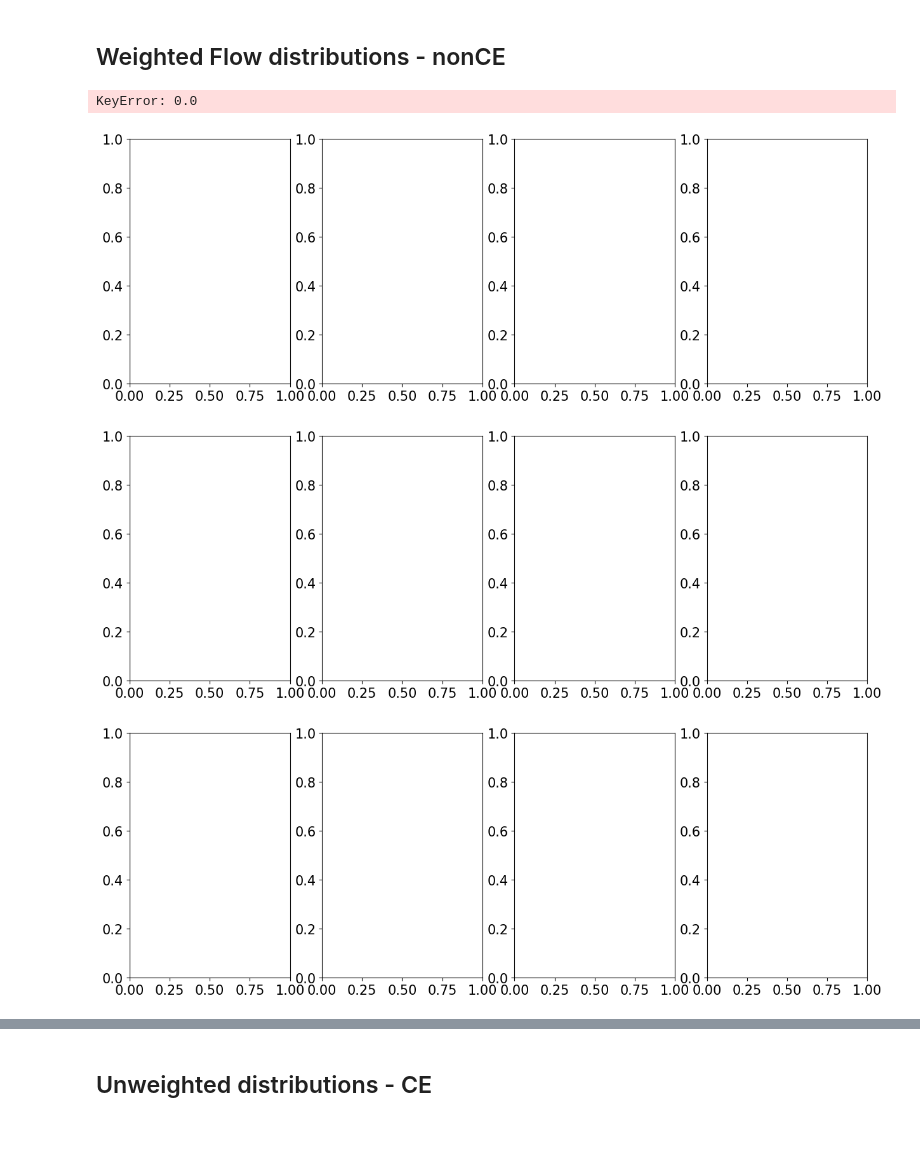
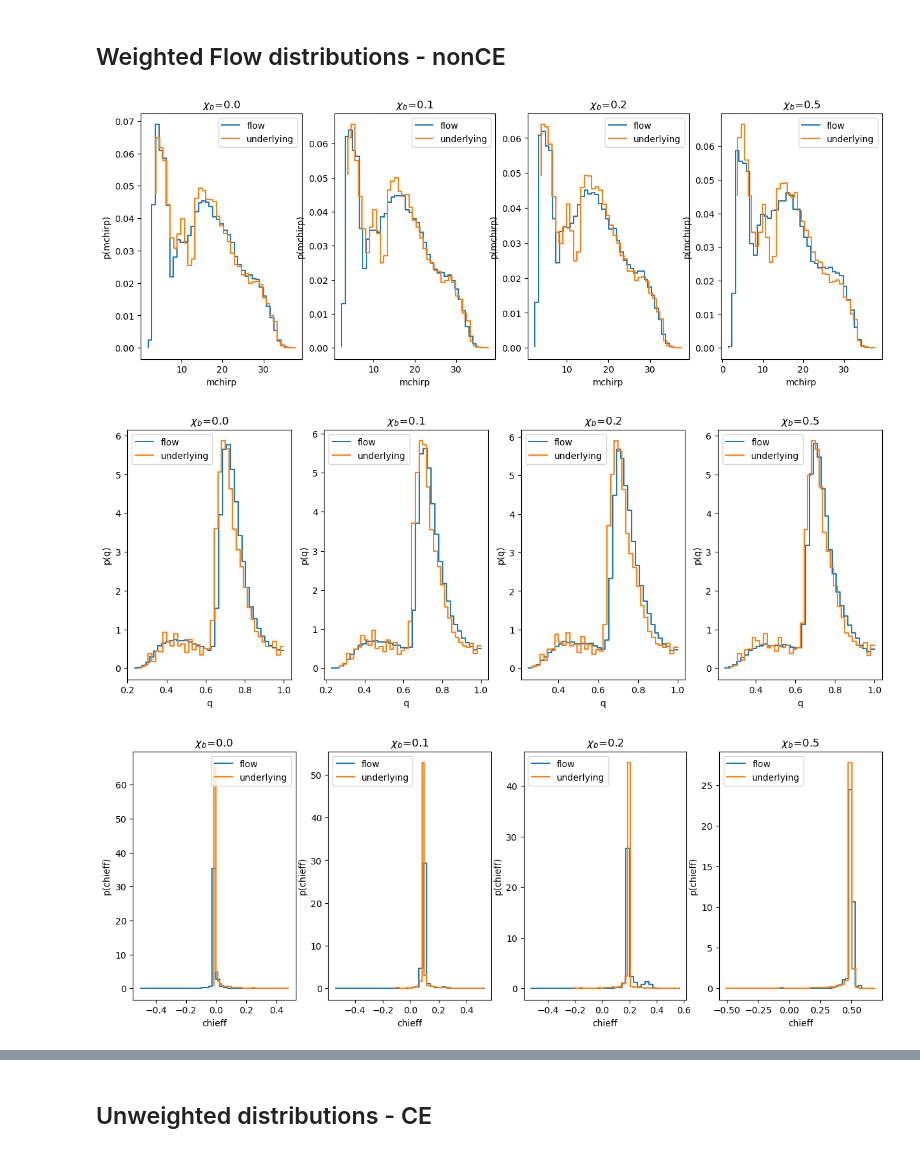
Before and after one commit to scolloms/AMAZE_model_selection, a Jupyter notebook: flow_models/check_trained_distribution.ipynb, the cells around one changed output, grey strips where cells are left out. Saved outputs shown, nothing was run; the diff lists cells and outputs as text; code cells hidden in the pictures.

```diff
--- a/flow_models/check_trained_distribution.ipynb
+++ b/flow_models/check_trained_distribution.ipynb
@@ -23,7 +23,7 @@ PyCBC.libutils: pkg-config call failed, setting NO_PKGCONFIG=1
 #flags/inputs:
 param = ['mchirp','q', 'chieff', 'z']
 no_params = len(param)
-channel_label = 'CE'
+channel_label = 'SMT'
 
 channel_ids = {'CE':0, 'CHE':1,'GC':2,'NSC':3, 'SMT':4}
 channel_id = channel_ids[channel_label] #will be 0, 1, 2, 3, or 4
@@ -75,7 +75,7 @@ for chi_b_id, xb in enumerate(chi_b):
 
     for i, ax in enumerate([ax_m,ax_q,ax_c,ax_z]):
         flow_distr, bin_edges = np.histogram(mapped_flow_samples[i], bins=no_bins, density=True)
-        known_distr, bin_edges_known =np.histogram(models_dict[xb][:][param[i]], bins=no_bins, density=True, weights=weights_dict[xb])
+        known_distr, bin_edges_known =np.histogram(models_dict[chi_b_id][:][param[i]], bins=no_bins, density=True)
         ax[chi_b_id].step(np.linspace(bin_edges[0],bin_edges[-1],no_bins),flow_distr, label='flow')
         ax[chi_b_id].step(np.linspace(bin_edges_known[0],bin_edges_known[-1],no_bins),known_distr,label='underlying')
         ax[chi_b_id].set_title(fr'$\chi_b$={xb}')
@@ -88,34 +93,33 @@ for chi_b_id, xb in enumerate(chi_b):
 # %%
 plt.rcParams["figure.figsize"] = (15,5)
 no_samples = 100000
 no_bins = 40
 
 fig_mchirp, ax_m = plt.subplots(1,4)
 fig_q, ax_q = plt.subplots(1,4)
 fig_c, ax_c = plt.subplots(1,4)
 fig_z, ax_z = plt.subplots(1,4)
 
 for chi_b_id, xb in enumerate(chi_b):
     flow_samples_stack = weighted_flow.flow.easy_sample(no_samples, np.array([xb]))
     flow_mchirp = weighted_flow.expistic(flow_samples_stack[:,0], weighted_flow.mappings[0], weighted_flow.mappings[1])
     flow_q = weighted_flow.expistic(flow_samples_stack[:,1], weighted_flow.mappings[2])
     flow_chieff = np.tanh(flow_samples_stack[:,2])
     flow_z = weighted_flow.expistic(flow_samples_stack[:,3], weighted_flow.mappings[4], weighted_flow.mappings[5])
 
     mapped_flow_samples = [flow_mchirp,flow_q,flow_chieff,flow_z]
 
     for i, ax in enumerate([ax_m,ax_q,ax_c,ax_z]):
         flow_distr, bin_edges = np.histogram(mapped_flow_samples[i], bins=no_bins, density=True)
-        known_distr, bin_edges_known =np.histogram(models_dict[xb][:][param[i]], bins=no_bins, density=True, weights=weights_dict[xb])
+        known_distr, bin_edges_known =np.histogram(models_dict[chi_b_id][:][param[i]], bins=no_bins, density=True, weights=weights_dict[chi_b_id])
         ax[chi_b_id].step(np.linspace(bin_edges[0],bin_edges[-1],no_bins),flow_distr, label='flow')
         ax[chi_b_id].step(np.linspace(bin_edges_known[0],bin_edges_known[-1],no_bins),known_distr,label='underlying')
         ax[chi_b_id].set_title(fr'$\chi_b$={xb}')
         ax[chi_b_id].set_xlabel(f'{param[i]}')
         ax[chi_b_id].set_ylabel(f'p({param[i]})')
         ax[chi_b_id].legend()
         plt.tight_layout()
 # %% [output]
-KeyError: 0.0
-[figure, old version]
+[figure, new version]
-[figure, old version]
+[figure, new version]
-[figure, old version]
+[figure, new version]
```
Also changed, not shown: parts of 5 cells of this notebook.
